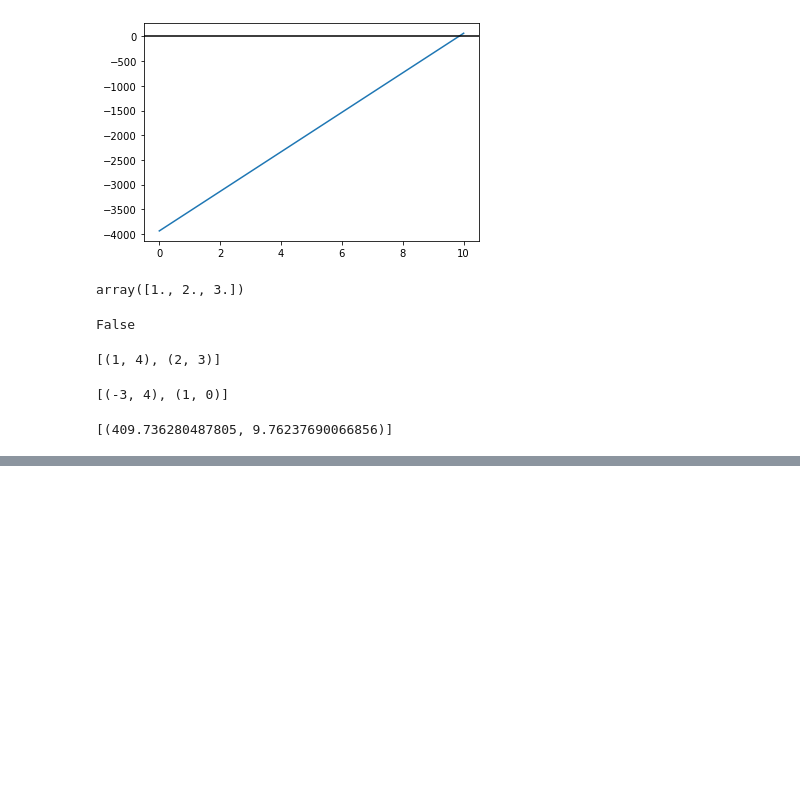
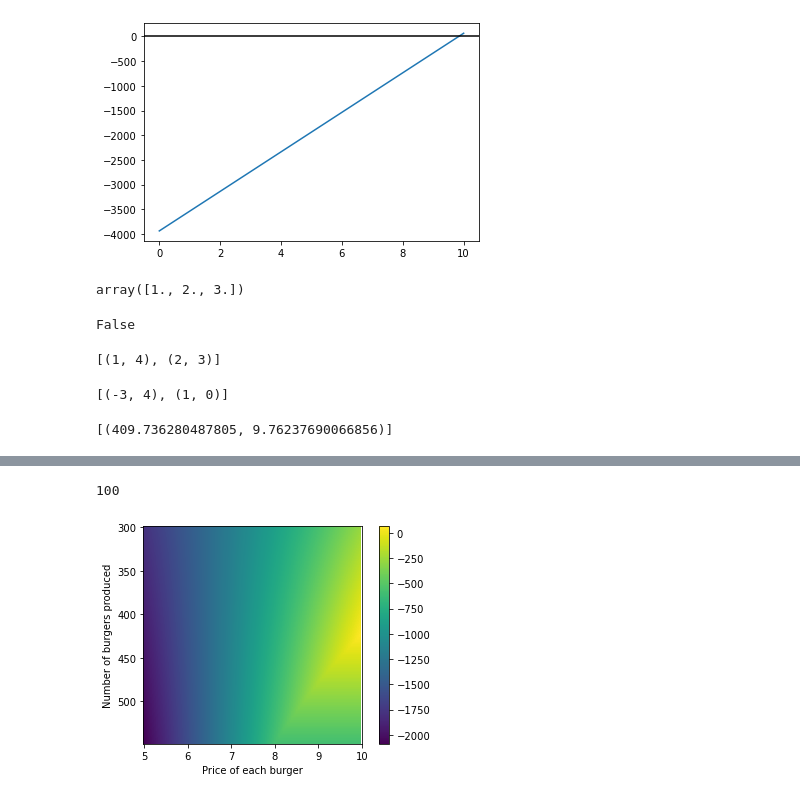
Before and after one commit to jiltednut/stat_calc_py, a Jupyter notebook: Chapter_4/Functions_&_Algebra.ipynb, the cells around one changed output, grey strips where cells are left out. Cells and saved outputs as stored; diff of their text form; code cells hidden in the pictures; blank space fills up the shorter version.

```diff
--- a/Chapter_4/Functions_&_Algebra.ipynb
+++ b/Chapter_4/Functions_&_Algebra.ipynb
@@ -238,0 +277,25 @@ solve([x * (y - burger_cost_price) - overhead, x * y - 4000], x, y)
+# %%
+#8.
+xs = np.arange(300, 500, 2)
+ys = np.linspace(5, 10, 100)
+len(xs)
+# %% [output]
+100
+# %%
+p = [[solve_function(x, y) for y in ys] for x in xs]
+# %%
+# 9.
+plt.imshow(p)
+plt.colorbar()
+
+plt.xticks([0, 20, 40, 60, 80, 100],
+          [5, 6, 7, 8, 9, 10])
+plt.xlabel('Price of each burger')
+
+plt.yticks([0, 20, 40, 60, 80],
+          [300, 350, 400, 450, 500])
+plt.ylabel('Number of burgers produced')
+
+plt.show()
+# %% [output]
+[figure, added]
```
Also changed, not shown: parts of 5 cells of this notebook.
